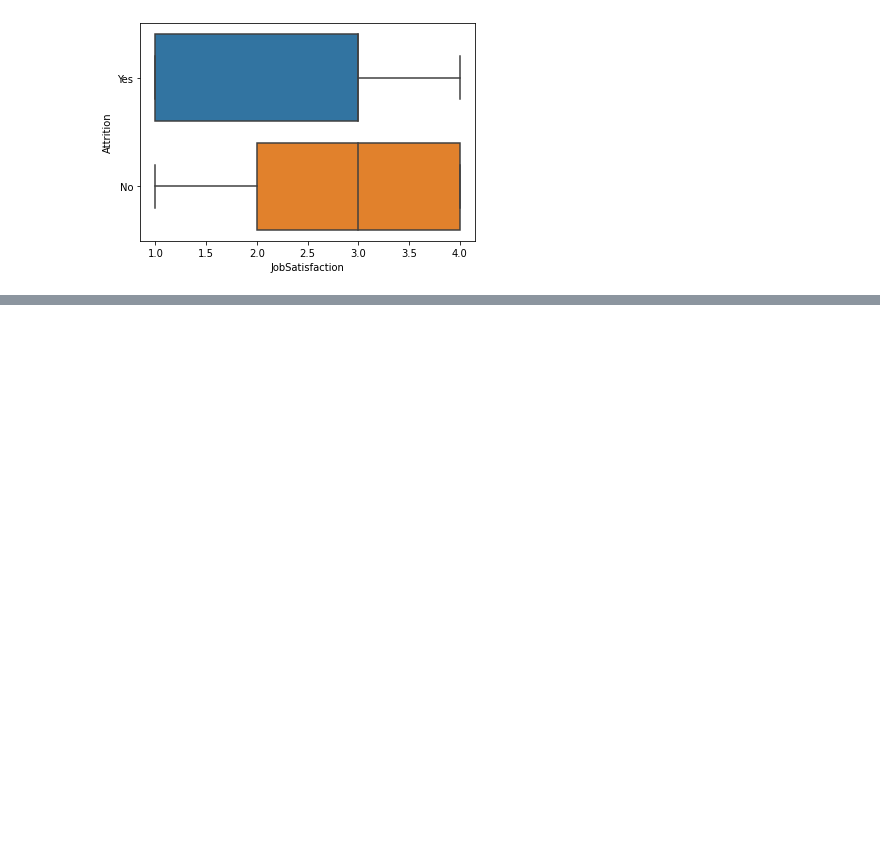
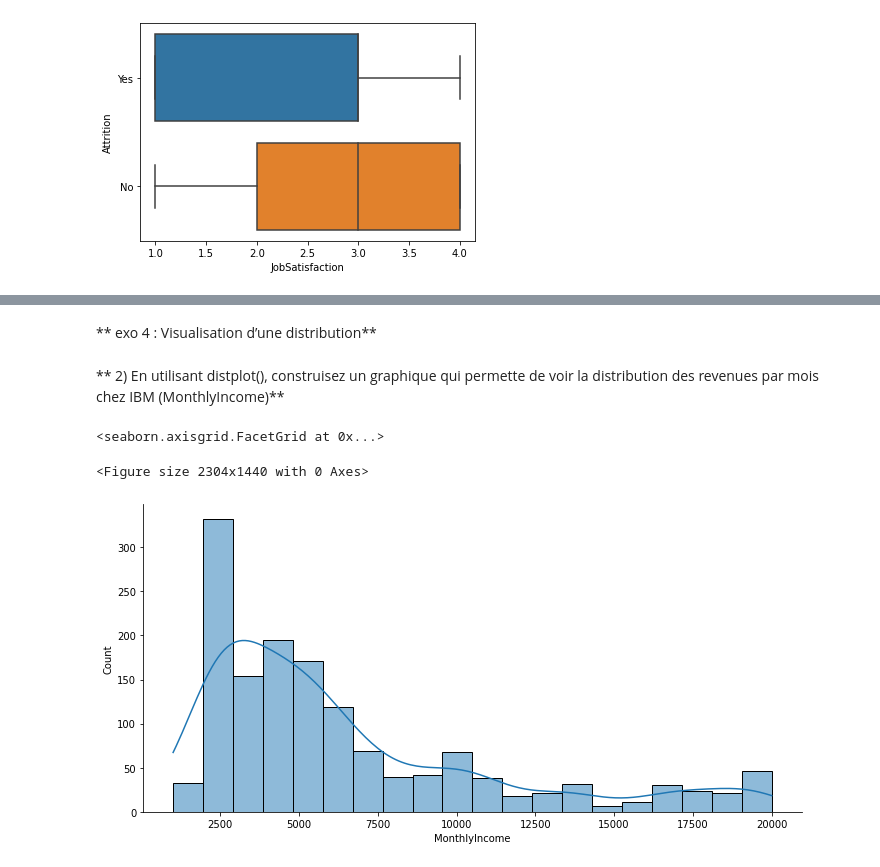
Before and after one commit to LamaElkhouk/pythonh3hitema, a Jupyter notebook: Copie_de_introduction_analyse_données.ipynb, the cells around one changed output, grey strips where cells are left out. Drawn from its saved outputs; the diff is of its cells as text; code cells hidden in the pictures; blank space fills up the shorter version.

```diff
--- a/Copie_de_introduction_analyse_données.ipynb
+++ b/Copie_de_introduction_analyse_données.ipynb
@@ -326,0 +393,14 @@ sb.boxplot(
+# %% [markdown]
+** exo 4 : Visualisation d’une distribution**
+# %% [markdown]
+** 2) En utilisant distplot(), construisez un graphique qui permette de voir la distribution des revenues par mois chez IBM (MonthlyIncome)**
+# %%
+
+sb.displot(data=ibm, x="MonthlyIncome", kde=True, aspect=2)
+
+ #utiliser height et aspect (width) si on ne peut pas utiliser figure
+ #plt.figure(figsize=(10,20))
+# %% [output]
+<seaborn.axisgrid.FacetGrid at 0x...>
+<Figure size 2304x1440 with 0 Axes>
+[figure, added]
```
Also changed, not shown: parts of 15 cells of this notebook.
